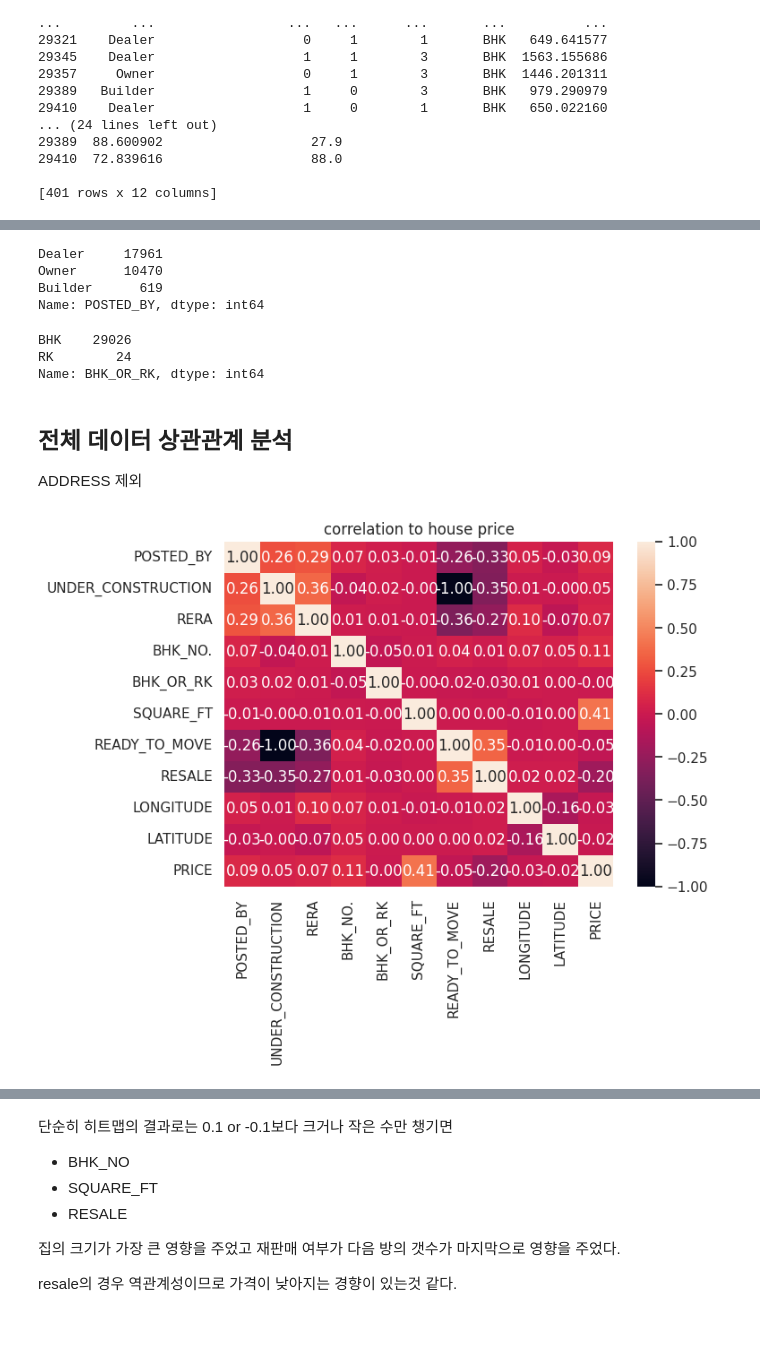
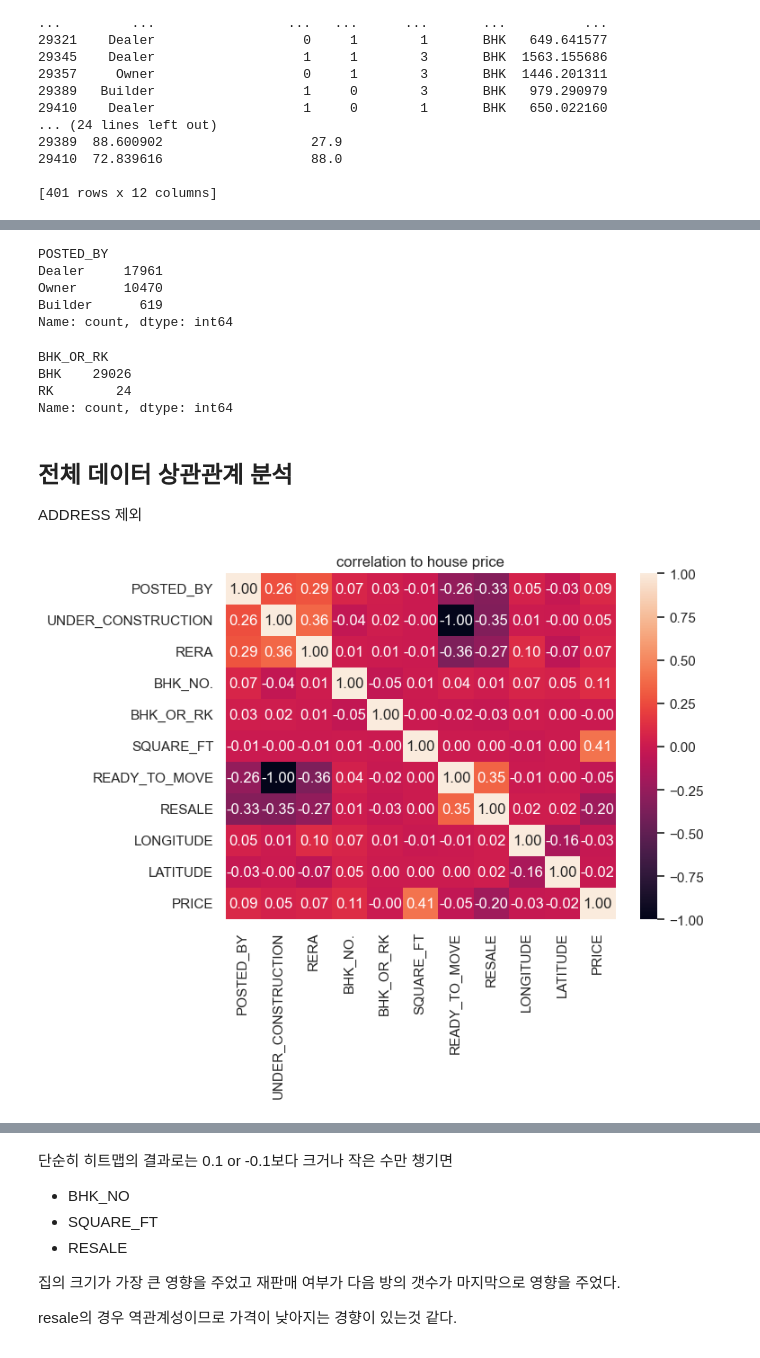
Before and after one commit to deeptudy/kaggle-House_Price_Prediction_Challenge, a Jupyter notebook: housprice.ipynb, the cells around one changed output, grey strips where cells are left out. Drawn from its saved outputs; the diff is of its cells as text; code cells hidden in the pictures.

```diff
--- a/housprice.ipynb
+++ b/housprice.ipynb
@@ -22,10 +20,10 @@ Mounted at /content/drive
 # %%
 import pandas as pd
 
-house_df = pd.read_csv('/content/drive/MyDrive/Kaggle_dataset/House Price Prediction Challenge/train.csv')
+house_df = pd.read_csv('../data/House_price/train.csv')
 df_train = house_df.copy()
 df_train.info()
-df_test = pd.read_csv('/content/drive/MyDrive/Kaggle_dataset/House Price Prediction Challenge/test.csv')
+df_test = pd.read_csv('../data/House_price/test.csv')
 df_test.info()
 # %% [output]
 <class 'pandas.core.frame.DataFrame'>
@@ -148,16 +188,19 @@ df_train.rename(columns = {'TARGET(PRICE_IN_LACS)':"PRICE"}, inplace=True)
 # %%
 df_train["POSTED_BY"].value_counts()
 # %% [output]
+POSTED_BY
 Dealer     17961
 Owner      10470
 Builder      619
-Name: POSTED_BY, dtype: int64
+Name: count, dtype: int64
 # %%
 df_train["BHK_OR_RK"].value_counts()
+# 해당값은 데이터의 불균형이 너무 큰데 괜찮은가 싶다.
 # %% [output]
+BHK_OR_RK
 BHK    29026
 RK        24
-Name: BHK_OR_RK, dtype: int64
+Name: count, dtype: int64
 # %%
 df_train.replace({"POSTED_BY":{"Owner":0,"Dealer":1,"Builder":2}},inplace=True)
 df_train.replace({"BHK_OR_RK":{"BHK":0,"RK":1}},inplace=True)
@@ -168,15 +211,17 @@ df_test.replace({"BHK_OR_RK":{"BHK":0,"RK":1}},inplace=True)
 ## 전체 데이터 상관관계 분석
 
 ADDRESS 제외
+# %%
+df_not_address = df_train.drop(labels='ADDRESS',axis=1)
 # %%
 import seaborn as sns
 import matplotlib.pyplot as plt
 
 sns.set(rc={'figure.figsize':(7,5)})
 
 
-sns.heatmap(df_train.corr(), annot=True,fmt= '.2f')
+sns.heatmap(df_not_address.corr(), annot=True,fmt= '.2f')
 plt.title("correlation to house price")
 plt.show()
 # %% [output]
-[figure, old version]
+[figure, new version]
```
Also changed, not shown: parts of 30 cells of this notebook.
